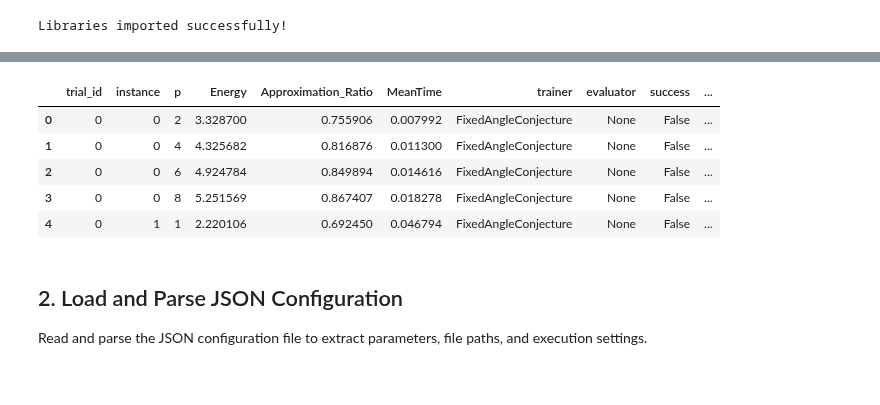
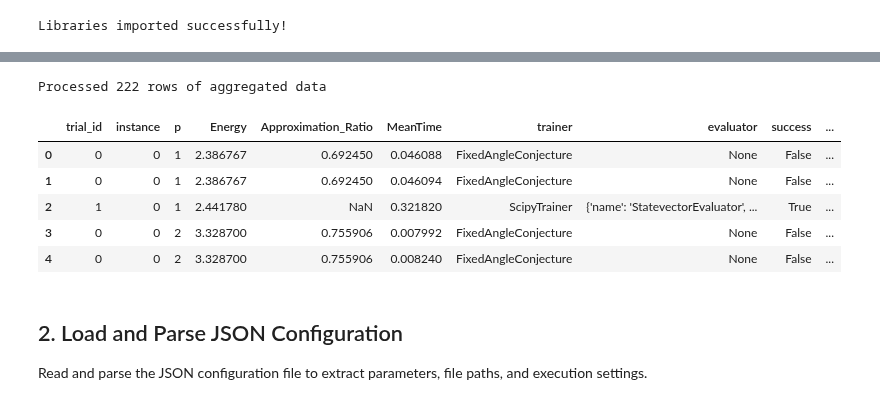
Before and after one commit to bernalde/stochastic-benchmark, a Jupyter notebook: examples/IBM_QAOA/ibm_qaoa_analysis.ipynb, the cells around one changed output, grey strips where cells are left out. Cells and saved outputs as stored; diff of their text form; code cells hidden in the pictures.

```diff
--- a/examples/IBM_QAOA/ibm_qaoa_analysis.ipynb
+++ b/examples/IBM_QAOA/ibm_qaoa_analysis.ipynb
@@ -53,7 +53,7 @@ Libraries imported successfully!
 # Process QAOA data using the external script
 # This handles JSON parsing, DataFrame conversion, Bootstrap, and Interpolation
 sb, agg_df = ibm_qaoa_processing.process_qaoa_data(
-    json_pattern="R3R/*.json",
+    json_pattern="R3R/FA/*.json",  # F, FA, TQA, TS, I
     output_dir="exp_raw"
 )
 
@@ -72,9 +81,10 @@ Processed 21 rows of aggregated data
+Processed 222 rows of aggregated data
 |  | trial_id | instance | p | Energy | Approximation_Ratio | MeanTime | trainer | evaluator | success | ... |
-| 0 | 0 | 0 | 2 | 3.328700 | 0.755906 | 0.007992 | FixedAngleConjecture | None | False | ... |
-| 1 | 0 | 0 | 4 | 4.325682 | 0.816876 | 0.011300 | FixedAngleConjecture | None | False | ... |
-| 2 | 0 | 0 | 6 | 4.924784 | 0.849894 | 0.014616 | FixedAngleConjecture | None | False | ... |
-| 3 | 0 | 0 | 8 | 5.251569 | 0.867407 | 0.018278 | FixedAngleConjecture | None | False | ... |
-| 4 | 0 | 1 | 1 | 2.220106 | 0.692450 | 0.046794 | FixedAngleConjecture | None | False | ... |
+| 0 | 0 | 0 | 1 | 2.386767 | 0.692450 | 0.046088 | FixedAngleConjecture | None | False | ... |
+| 1 | 0 | 0 | 1 | 2.386767 | 0.692450 | 0.046094 | FixedAngleConjecture | None | False | ... |
+| 2 | 1 | 0 | 1 | 2.441780 | NaN | 0.321820 | ScipyTrainer | {'name': 'StatevectorEvaluator', ... | True | ... |
+| 3 | 0 | 0 | 2 | 3.328700 | 0.755906 | 0.007992 | FixedAngleConjecture | None | False | ... |
+| 4 | 0 | 0 | 2 | 3.328700 | 0.755906 | 0.008240 | FixedAngleConjecture | None | False | ... |
 # %% [markdown]
 ## 2. Load and Parse JSON Configuration
 
```
Also changed, not shown: parts of 8 cells of this notebook, 1 other file.
